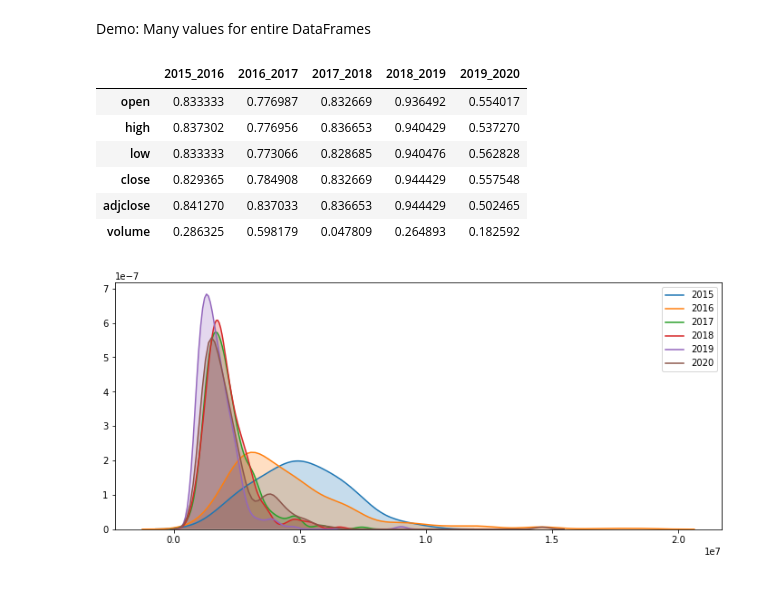
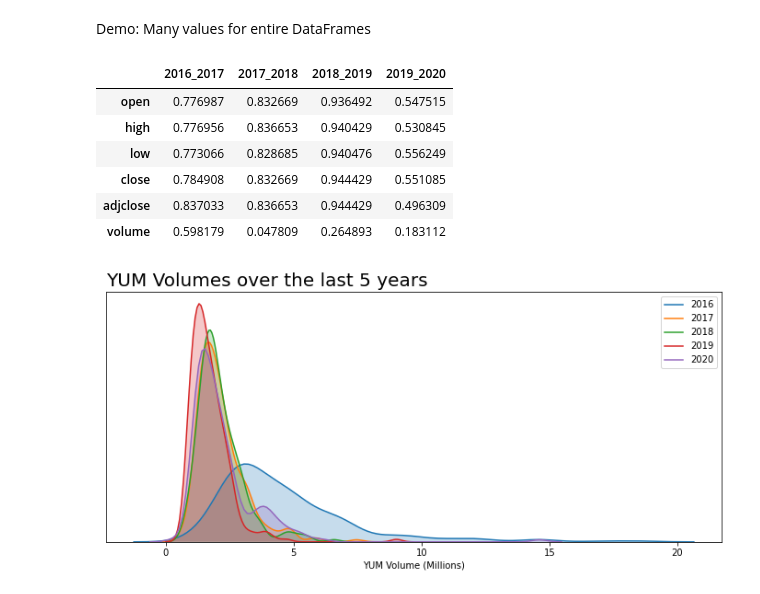
Before and after one commit to timbook/modelmonitor, a Jupyter notebook: demo.ipynb, the cells around one changed output. Saved outputs shown, nothing was run; the diff lists cells and outputs as text; code cells hidden in the pictures.

```diff
--- a/demo.ipynb
+++ b/demo.ipynb
@@ -29,6 +28,10 @@ data.columns = ['open', 'high', 'low', 'close', 'adjclose', 'volume']
 data['date'] = pd.to_datetime(data.index)
 data['year'] = data['date'].dt.year
 data.drop(columns='date', inplace=True)
+
+# Very little 2015 data is available, so we drop that year to avoid
+# misleading results
+data = data[data.year != 2015]
 # %%
 data.head()
 # %% [output]
@@ -118,17 +131,23 @@ Demo: Many values for entire DataFrames
 # %%
 mm.evaluate(data, groupby='year')
 # %% [output]
-|  | 2015_2016 | 2016_2017 | 2017_2018 | 2018_2019 | 2019_2020 |
-| open | 0.833333 | 0.776987 | 0.832669 | 0.936492 | 0.554017 |
-| high | 0.837302 | 0.776956 | 0.836653 | 0.940429 | 0.537270 |
-| low | 0.833333 | 0.773066 | 0.828685 | 0.940476 | 0.562828 |
-| close | 0.829365 | 0.784908 | 0.832669 | 0.944429 | 0.557548 |
-| adjclose | 0.841270 | 0.837033 | 0.836653 | 0.944429 | 0.502465 |
-| volume | 0.286325 | 0.598179 | 0.047809 | 0.264893 | 0.182592 |
+|  | 2016_2017 | 2017_2018 | 2018_2019 | 2019_2020 |
+| open | 0.776987 | 0.832669 | 0.936492 | 0.547515 |
+| high | 0.776956 | 0.836653 | 0.940429 | 0.530845 |
+| low | 0.773066 | 0.828685 | 0.940476 | 0.556249 |
+| close | 0.784908 | 0.832669 | 0.944429 | 0.551085 |
+| adjclose | 0.837033 | 0.836653 | 0.944429 | 0.496309 |
+| volume | 0.598179 | 0.047809 | 0.264893 | 0.183112 |
 # %%
 plt.figure(figsize=(12, 5))
 years = data.year.unique().tolist()
+
+sc = 1_000_000
 for year in years:
-    sns.kdeplot(data.loc[data.year == year, 'volume'], shade=True, label=year)
+    sns.kdeplot(data.loc[data.year == year, 'volume']/sc, shade=True, label=year)
+
+plt.xlabel(f'{symbol} Volume (Millions)')
+plt.yticks([])
+plt.title(f'{symbol} Volumes over the last 5 years', loc='left', size=20);
 # %% [output]
-[figure, old version]
+[figure, new version]
```
Also changed, not shown: parts of 6 cells of this notebook.
